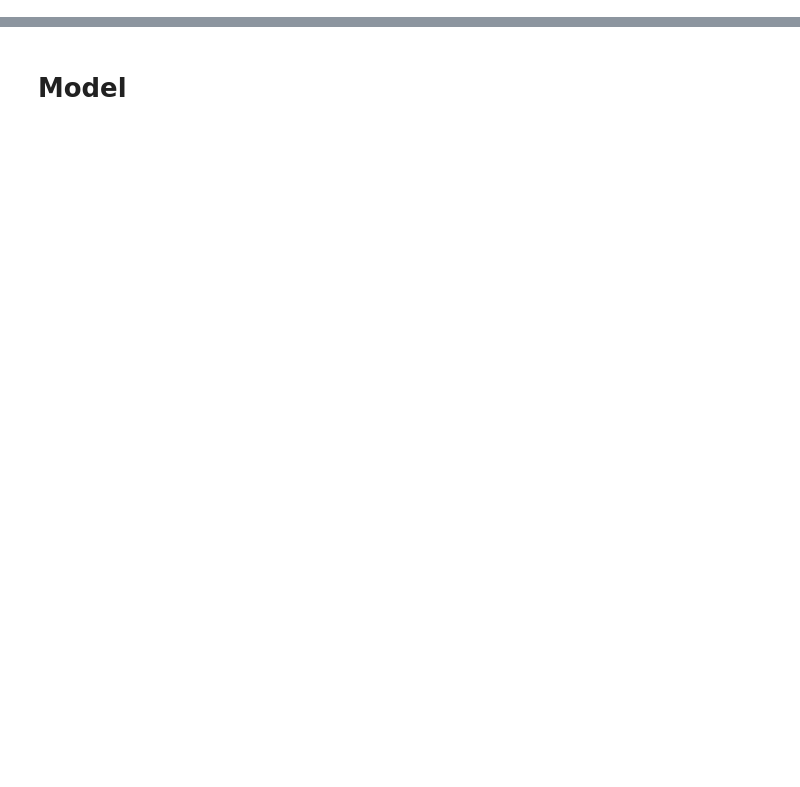
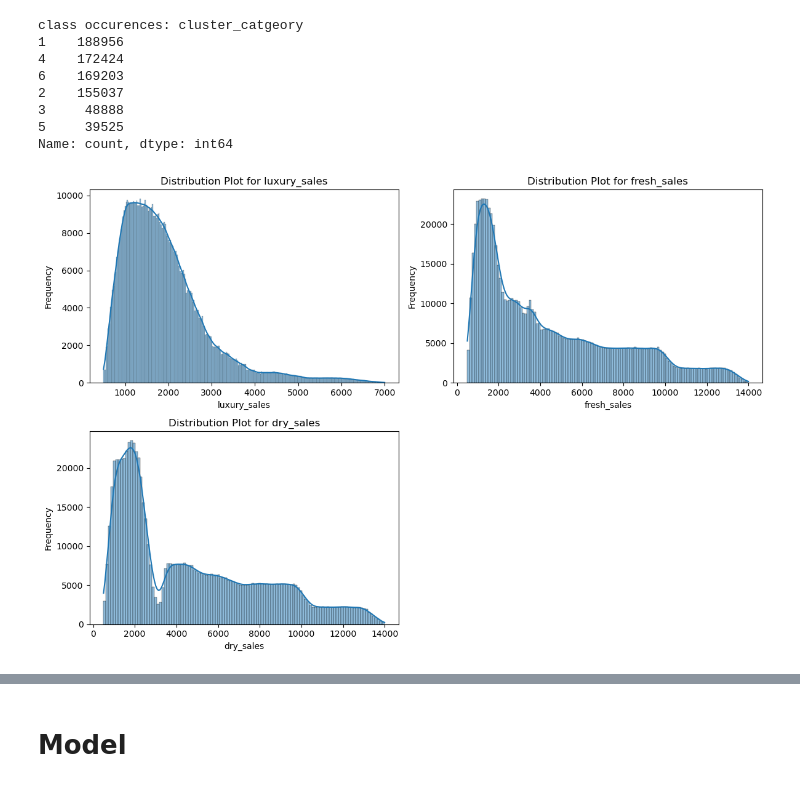
Before and after one commit to malshanCS/datastorm5, a Jupyter notebook: 01.ipynb, the cells around one changed output, grey strips where cells are left out. Saved outputs shown, nothing was run; the diff lists cells and outputs as text; code cells hidden in the pictures; blank space fills up the shorter version.

```diff
--- a/01.ipynb
+++ b/01.ipynb
@@ -0,0 +191,24 @@
+# %%
+data = preprocess()
+columns_to_plot = ['luxury_sales', 'fresh_sales', 'dry_sales']  # Replace with your columns
+
+# Create distribution plots for each column
+plt.figure(figsize=(12, 8))
+for i, column in enumerate(columns_to_plot, 1):
+    plt.subplot(2, 2, i)  # Adjust the number of rows and columns as needed
+    sns.histplot(data[column], kde=True)
+    plt.title(f'Distribution Plot for {column}')
+    plt.xlabel(column)
+    plt.ylabel('Frequency')
+plt.tight_layout()
+plt.show()
+# %% [output]
+class occurences: cluster_catgeory
+1    188956
+4    172424
+6    169203
+2    155037
+3     48888
+5     39525
+Name: count, dtype: int64
+[figure, added]
```
Also changed, not shown: parts of 70 cells of this notebook, 9 other files.
